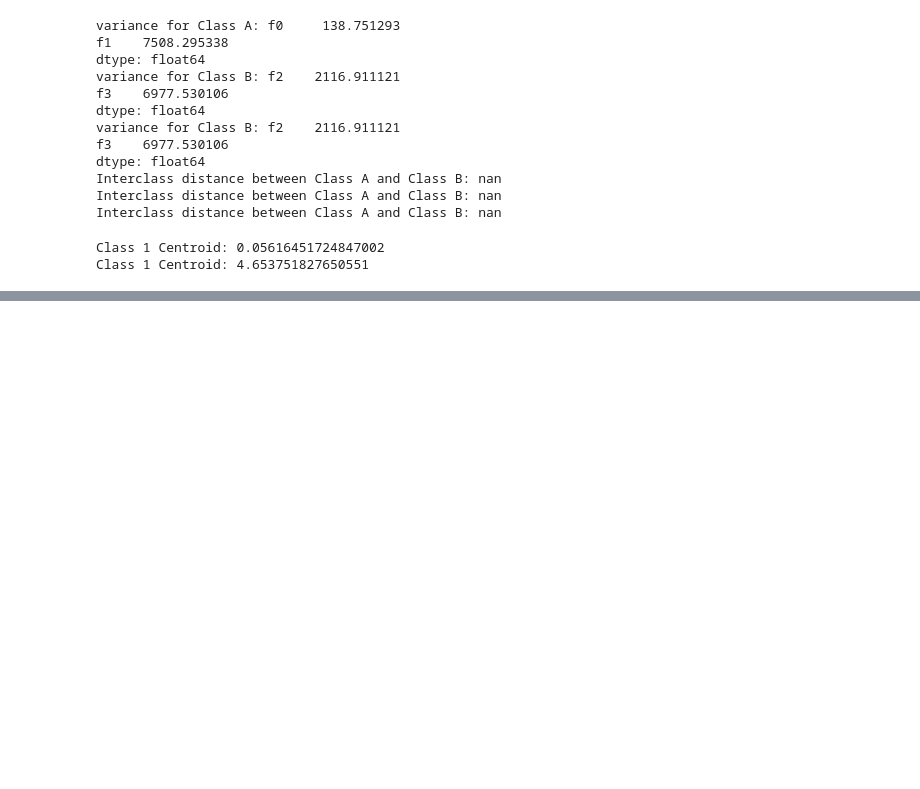
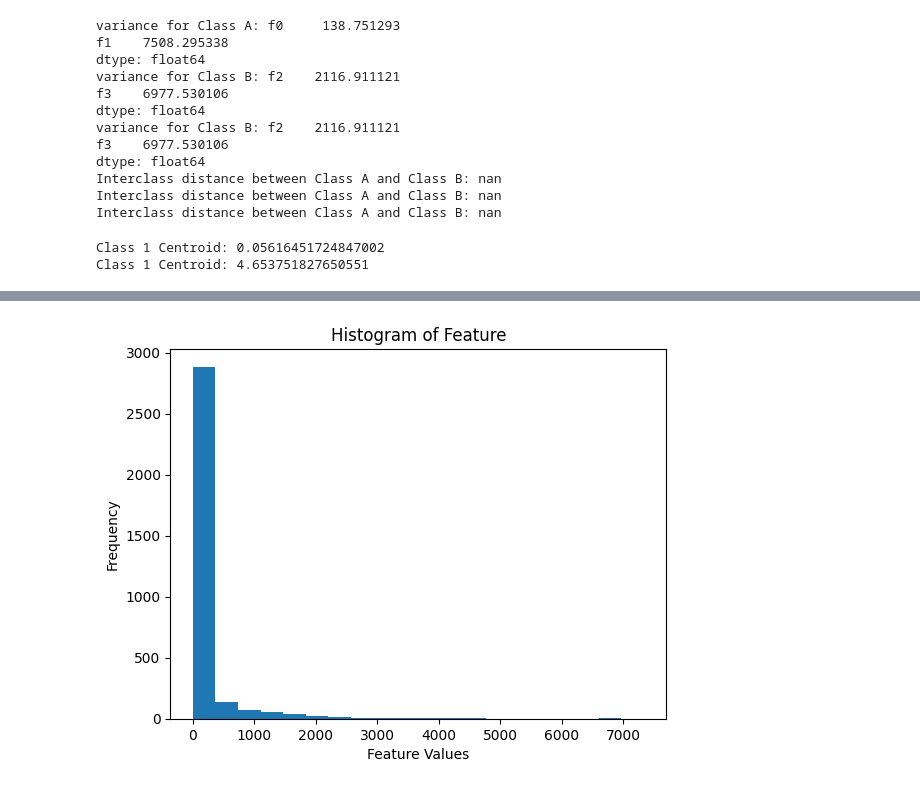
Before and after one commit to gnani43/mlassignment, a Jupyter notebook: p1.ipynb, the cells around one changed output, grey strips where cells are left out. Saved outputs shown, nothing was run; the diff lists cells and outputs as text; code cells hidden in the pictures; blank space fills up the shorter version.

```diff
--- a/p1.ipynb
+++ b/p1.ipynb
@@ -113,0 +153,15 @@ Class 1 Centroid: 4.653751827650551
+# %%
+import pandas as pd
+import matplotlib.pyplot as plt
+
+# Assuming you want to analyze a specific column by its label (column name)
+column = 'f20'  # Replace with the actual column name
+
+# Create a histogram
+plt.hist(df[column], bins=20)  # Adjust the number of bins as needed
+plt.xlabel('Feature Values')
+plt.ylabel('Frequency')
+plt.title('Histogram of Feature')
+plt.show()
+# %% [output]
+[figure, added]
```
Also changed, not shown: parts of 7 cells of this notebook.
